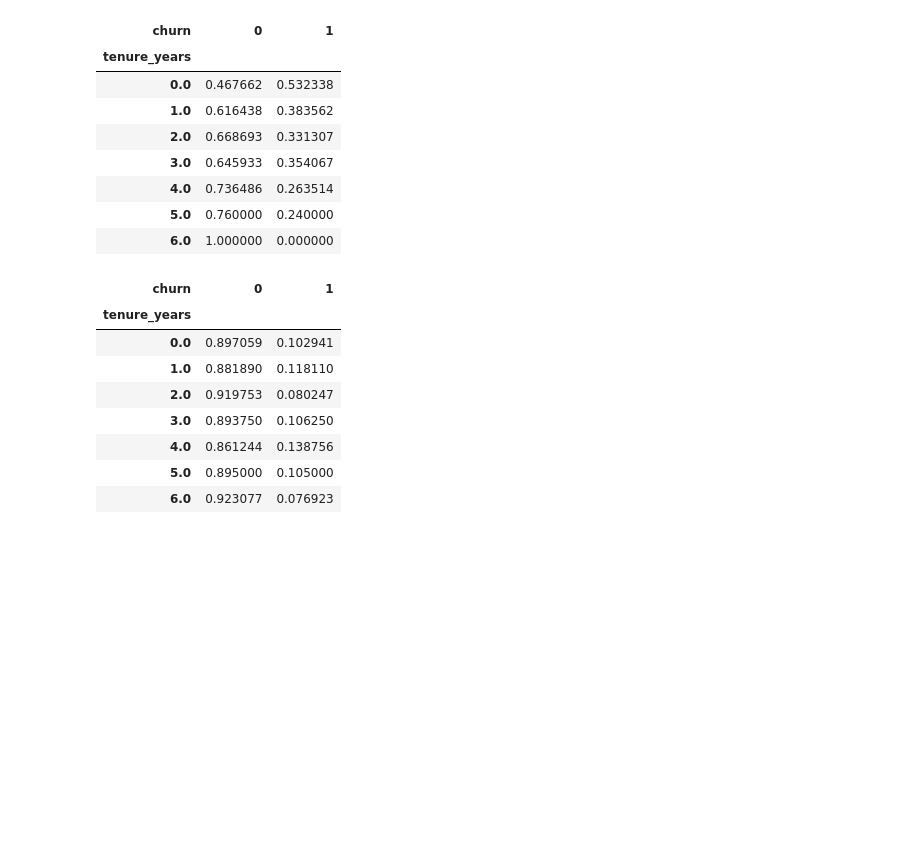
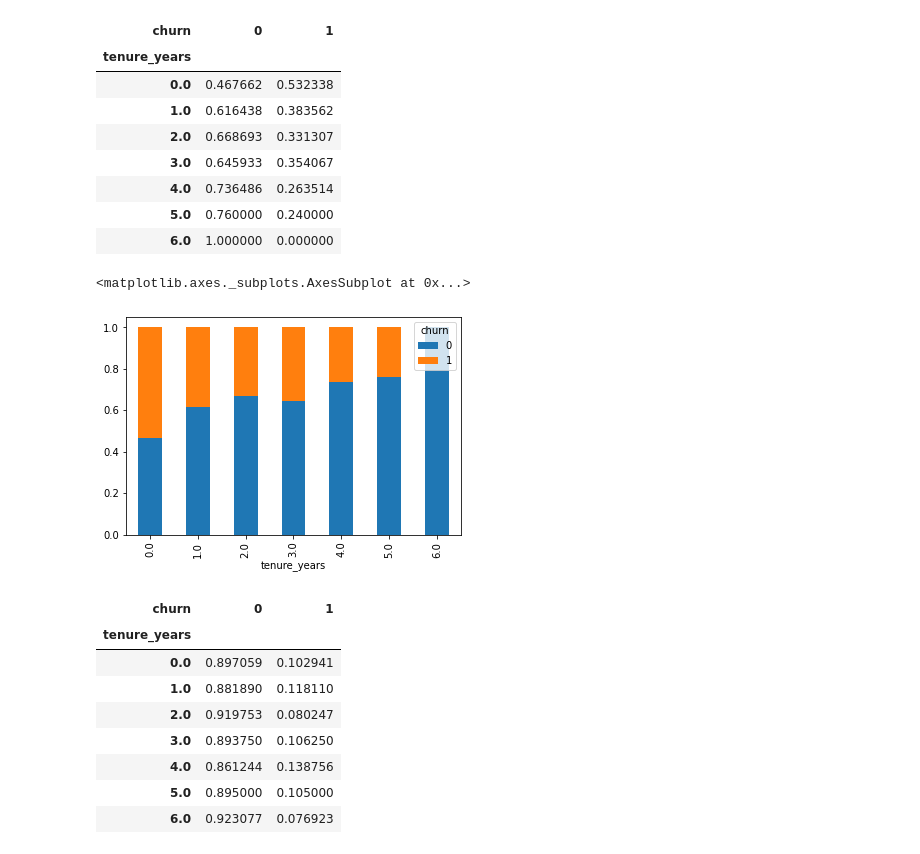
Before and after one commit to ravinder79/Telco_Churn, a Jupyter notebook: Telco_churn_ravinder.ipynb, the cells around one changed output. Cells and saved outputs as stored; diff of their text form; code cells hidden in the pictures; blank space fills up the shorter version.

```diff
--- a/Telco_churn_ravinder.ipynb
+++ b/Telco_churn_ravinder.ipynb
@@ -229,6 +229,11 @@ ten0
 | 4.0 | 0.736486 | 0.263514 |
 | 5.0 | 0.760000 | 0.240000 |
 | 6.0 | 1.000000 | 0.000000 |
+# %%
+ten0.plot(kind='bar', stacked=True)
+# %% [output]
+<matplotlib.axes._subplots.AxesSubplot at 0x...>
+[figure, added]
 # %%
 ten1 = pd.crosstab(train[train.contract_type_id ==2].tenure_years,train[train.contract_type_id ==2].churn,  normalize = 'index')
 ten1
```
Also changed, not shown: parts of 34 cells of this notebook.
